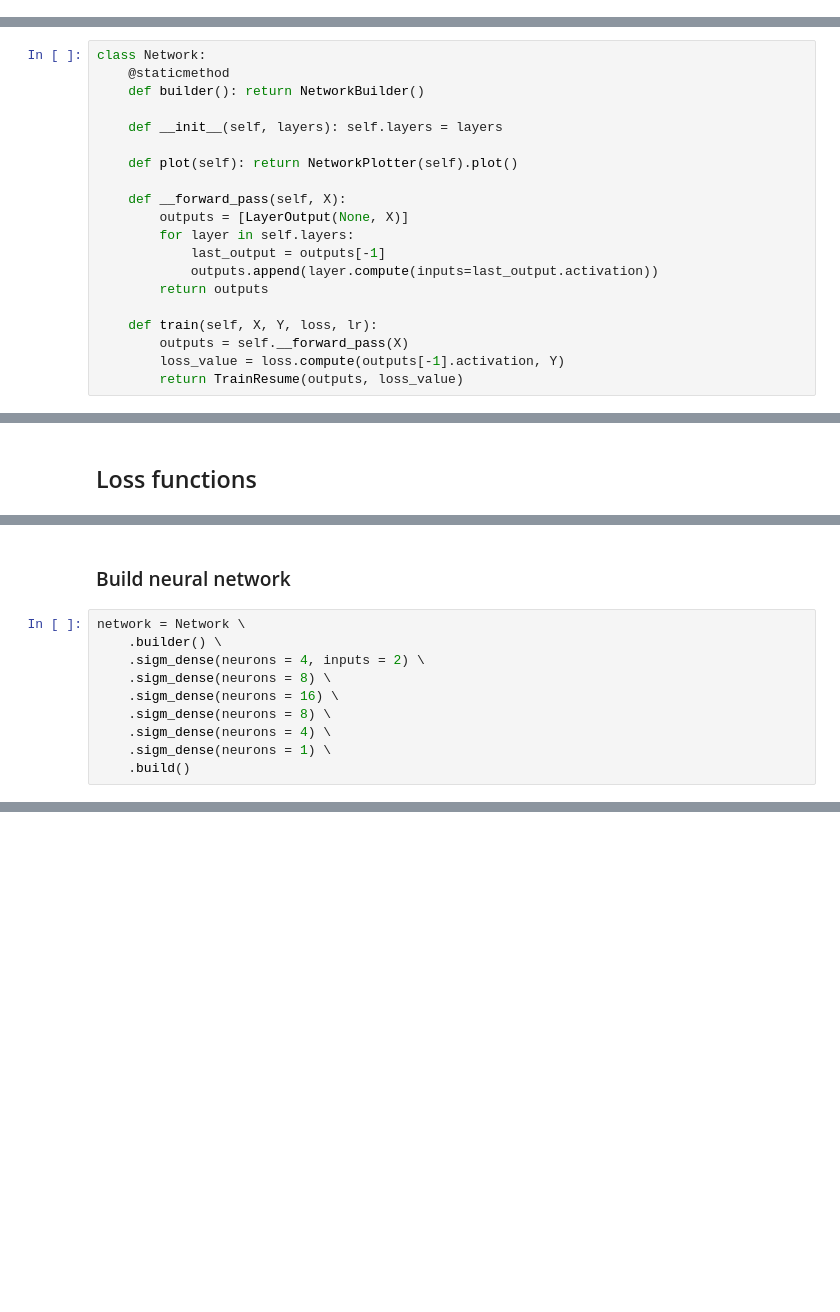
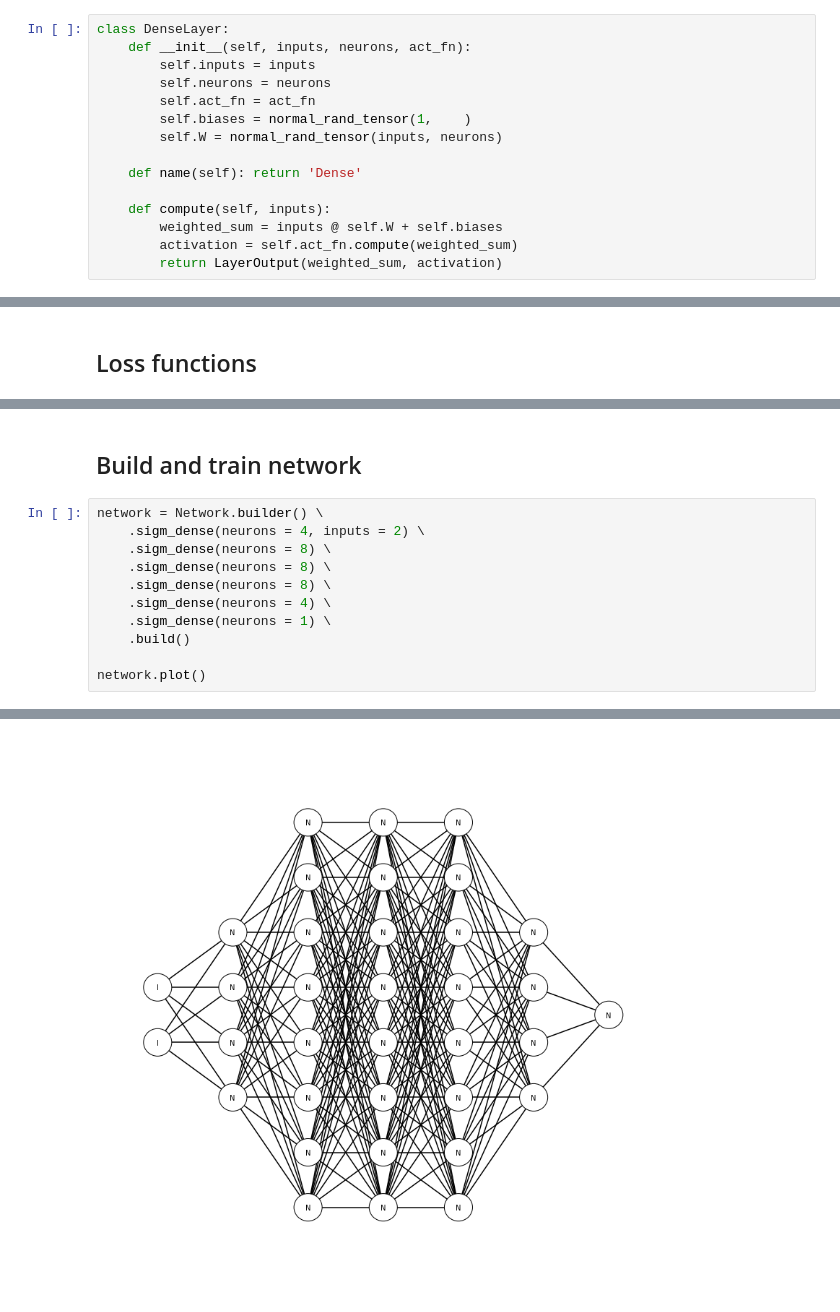
Before and after one commit to adrianmarino/neural-network-from-scratch, a Jupyter notebook: Neural_network_from_scratch.ipynb, the cells around one changed output, grey strips where cells are left out. Saved outputs shown, nothing was run; the diff lists cells and outputs as text; blank space fills up the shorter version.

```diff
--- a/Neural_network_from_scratch.ipynb
+++ b/Neural_network_from_scratch.ipynb
@@ -172,0 +237,15 @@ RELU().plot(x_values=np.linspace(-5, 5, 100))
+# %%
+class DenseLayer:
+    def __init__(self, inputs, neurons, act_fn):
+        self.inputs = inputs
+        self.neurons = neurons
+        self.act_fn = act_fn
+        self.biases = normal_rand_tensor(1,    )
+        self.W = normal_rand_tensor(inputs, neurons)
+
+    def name(self): return 'Dense'
+
+    def compute(self, inputs):
+        weighted_sum = inputs @ self.W + self.biases
+        activation = self.act_fn.compute(weighted_sum)
+        return LayerOutput(weighted_sum, activation)
@@ -223,20 +277,0 @@ class TrainResume:
-# %%
-class Network:
-    @staticmethod
-    def builder(): return NetworkBuilder()
-
-    def __init__(self, layers): self.layers = layers
-
-    def plot(self): return NetworkPlotter(self).plot()
-
-    def __forward_pass(self, X):
-        outputs = [LayerOutput(None, X)]
-        for layer in self.layers:
-            last_output = outputs[-1]
-            outputs.append(layer.compute(inputs=last_output.activation))
-        return outputs
-
-    def train(self, X, Y, loss, lr):
-        outputs = self.__forward_pass(X)
-        loss_value = loss.compute(outputs[-1].activation, Y)
-        return TrainResume(outputs, loss_value)
@@ -249,12 +365,14 @@ class MeanSquareError(Function):
 # %% [markdown]
-### Build neural network
+## Build and train network
 # %%
-network = Network \
-    .builder() \
+network = Network.builder() \
     .sigm_dense(neurons = 4, inputs = 2) \
     .sigm_dense(neurons = 8) \
-    .sigm_dense(neurons = 16) \
+    .sigm_dense(neurons = 8) \
     .sigm_dense(neurons = 8) \
     .sigm_dense(neurons = 4) \
     .sigm_dense(neurons = 1) \
     .build()
+
+network.plot()
+# %% [output]
@@ -260,0 +386 @@ network = Network \
+[figure, added]
```
Also changed, not shown: parts of 26 cells of this notebook.
